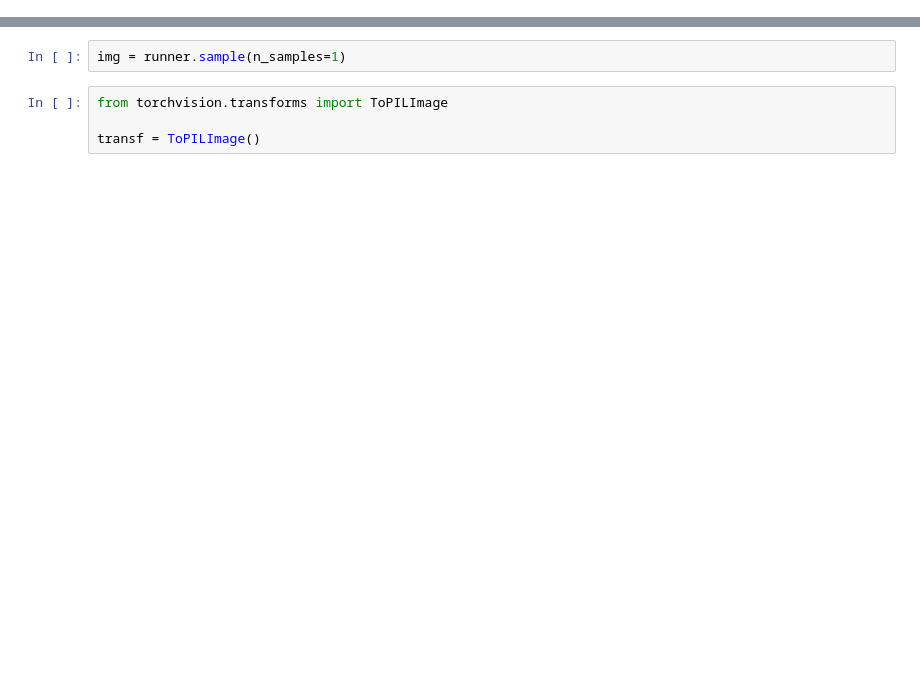
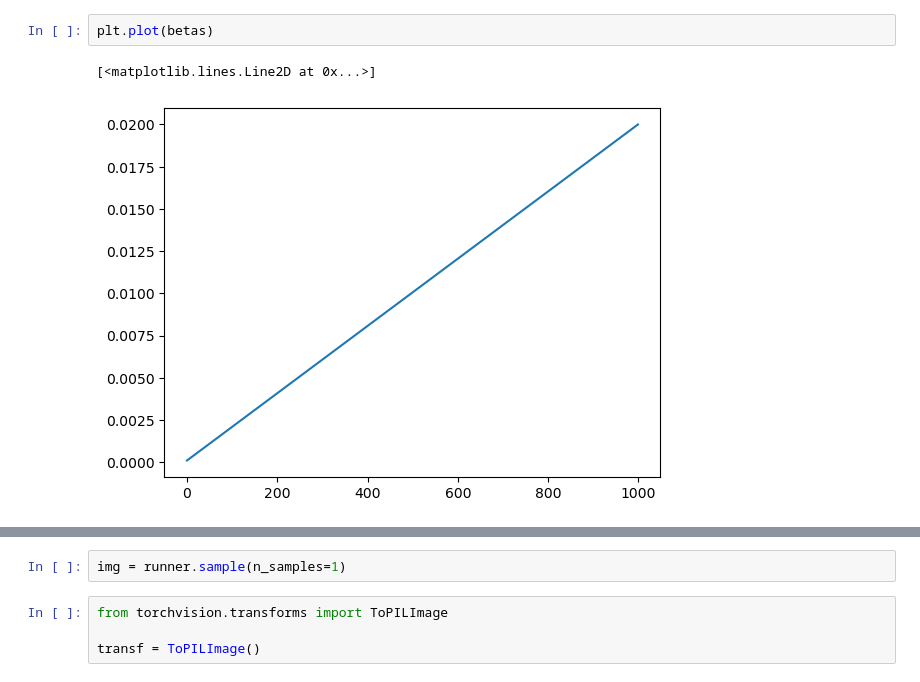
Before and after one commit to JosephRRB/Diffusion_models_generating_pokemon, a Jupyter notebook: For testing.ipynb, the cells around one changed output, grey strips where cells are left out. Drawn from its saved outputs; the diff is of its cells as text; blank space fills up the shorter version.

```diff
--- a/For testing.ipynb
+++ b/For testing.ipynb
@@ -1,3 +16,8 @@
+# %%
+plt.plot(betas)
+# %% [output]
+[<matplotlib.lines.Line2D at 0x...>]
+[figure, added]
 # %%
 from core.runner import Runner
 
```
Also changed, not shown: parts of 8 cells of this notebook, 4 other files.
